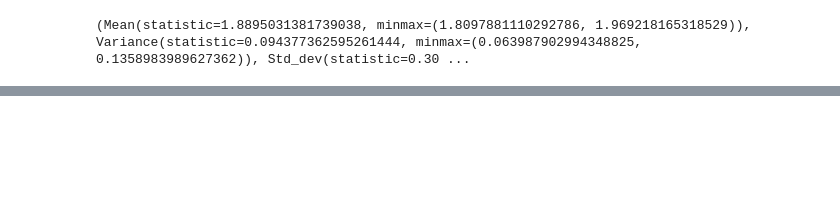
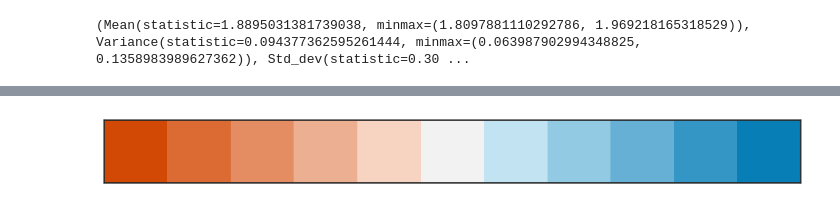
Before and after one commit to galbiati/nns-for-mnk, a Jupyter notebook: Results.ipynb, the cells around one changed output, grey strips where cells are left out. Cells and saved outputs as stored; diff of their text form; code cells hidden in the pictures; blank space fills up the shorter version.

```diff
--- a/Results.ipynb
+++ b/Results.ipynb
@@ -186,26 +203,42 @@ sns.despine();
 # %%
-filter_layer = L.get_all_layers(subnet.net)[2]
+filter_layer = L.get_all_layers(subnet.net)[1]
 filter_output = L.get_output(filter_layer, deterministic=True)
+scaled_foutput = L.get_output(L.get_all_layers(subnet.net)[2], deterministic=True)
+pooled_foutput = L.get_output(L.get_all_layers(subnet.net)[3], deterministic=True)
+
 filter_output_fn = theano.function([subnet.input_var], filter_output)
-filters = L.get_all_param_values(L.get_all_layers(subnet.net)[1])[0]
+scaled_foutput_fn = theano.function([subnet.input_var], scaled_foutput)
+pooled_foutput_fn = theano.function([subnet.input_var], pooled_foutput)
+
+filters = L.get_all_param_values(filter_layer)[0]
 
 imshowkws = {
     'interpolation': 'nearest',
-    'vmin': -.5, 'vmax': .5,
-    'cmap': sns.diverging_palette(20, 240, n=15, as_cmap=True)
+#     'vmin': -1, 'vmax': 1,
+    'cmap': sns.diverging_palette(20, 240, n=15, s=99, as_cmap=True)
 }
 
-def show_filter_output(pos_idx, filter_idx=None, ax=None):
+def show_filter_output(pos_idx, func=filter_output_fn, filter_idx=None, ax=None, imshowkws=imshowkws):
     if not ax:
         ax = plt.gca()
 
     if not (filter_idx is None):
-        fout = filter_output_fn(Xs[pos_idx:pos_idx+1, :, :, :])[0, filter_idx, 1:-2, 1:-2]
+        fout = func(Xs[pos_idx:pos_idx+1, :, :, :])[0, filter_idx, :, :]
     else:
-        fout = filter_output_fn(Xs[pos_idx:pos_idx+1, :, :, :])[0, :, 1:-2, 1:-2].sum(axis=0)
+        fout = func(Xs[pos_idx:pos_idx+1, :, :, :])[0, :, :, :].sum(axis=0)
 
-    ax.imshow(fout, **imshowkws)
+    if not ('vmin' in imshowkws.keys()):
+        if func==filter_output_fn:
+            ax.imshow(fout, vmin=-7.6, vmax=7.6, **imshowkws)
+        else:
+            ax.imshow(fout, vmin=-1, vmax=1, **imshowkws)
+    else:
+        ax.imshow(fout, **imshowkws)
     plt.setp(ax, frame_on=False, xticklabels=[], yticklabels=[], xlabel='Filter response')
 
     return ax
+
+sns.palplot(sns.diverging_palette(20, 240, n=11, s=99, as_cmap=False))
+# %% [output]
+[figure, added]
 # %%
```
Also changed, not shown: parts of 15 cells of this notebook, 2 other files.
